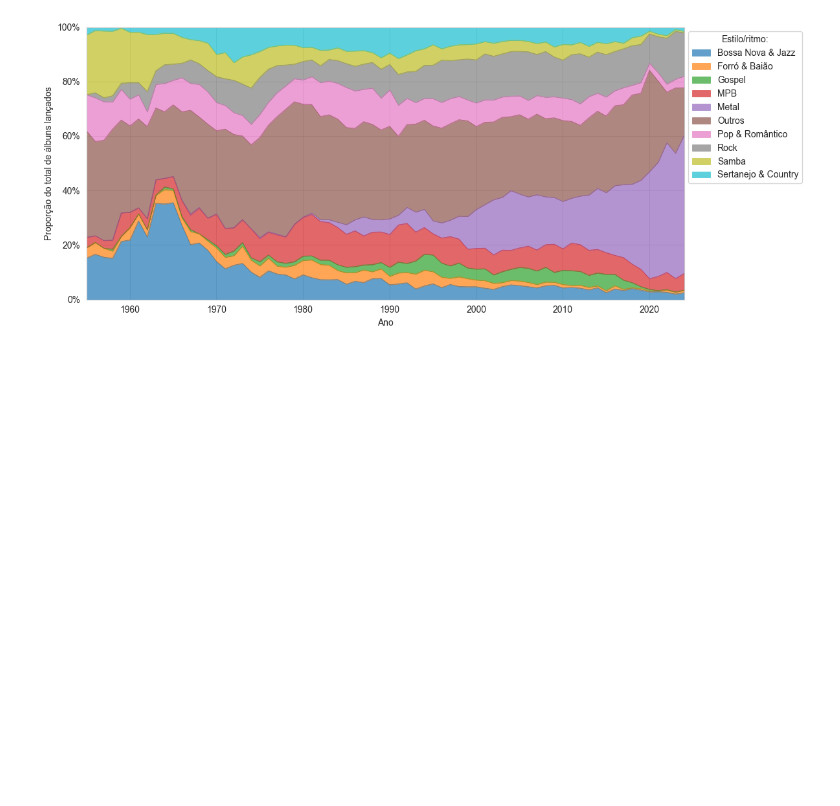
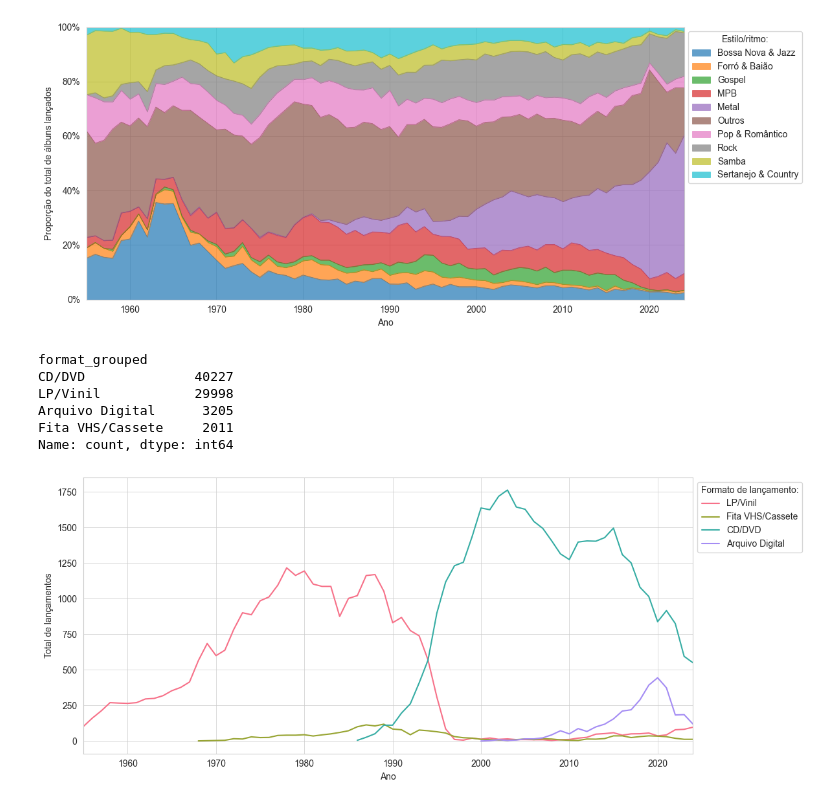
Before and after one commit to gprinciotti/discogs, a Jupyter notebook: notebooks/01_timeline_estilos_brasileiros.ipynb, the cells around one changed output. Drawn from its saved outputs; the diff is of its cells as text; code cells hidden in the pictures; blank space fills up the shorter version.

Commit message:
Adição da análise de formatos de lançamento (vinil, CD, etc.)

```diff
--- a/notebooks/01_timeline_estilos_brasileiros.ipynb
+++ b/notebooks/01_timeline_estilos_brasileiros.ipynb
@@ -229,3 +228,70 @@ plt.tight_layout()
 plt.show()
 # %% [output]
 [figure]
+# %%
+# agrupamento da variável "format" para tipos comuns de produção
+format_groups = {
+    # CD/DVD/Blu-ray
+    'CD': 'CD/DVD',
+    'CDr': 'CD/DVD',
+    'DVD': 'CD/DVD',
+    'DVDr': 'CD/DVD',
+    'Blu-ray': 'CD/DVD',
+
+    # LP
+    'Vinyl': 'LP/Vinil',
+    'Lathe Cut': 'LP/Vinil',
+    'Acetate': 'LP/Vinil',
+
+    # Digital
+    'File': 'Arquivo Digital',
+    'Memory Stick': 'Arquivo Digital',
+    'Floppy Disk': 'Arquivo Digital',
+
+    # VHS/Cassete
+    'Cassette': 'Fita VHS/Cassete',
+    'VHS': 'Fita VHS/Cassete',
+    '8-Track Cartridge': 'Fita VHS/Cassete'
+}
+
+df_first['format_grouped'] = df_first['format'].map(format_groups)
+df_first['format_grouped'].value_counts()
+# %% [output]
+format_grouped
+CD/DVD              40227
+LP/Vinil            29998
+Arquivo Digital      3205
+Fita VHS/Cassete     2011
+Name: count, dtype: int64
+# %%
+# lançamentos por tipo de formato/produção ao longo do tempo
+rel_year_formats = (
+    df_first
+    .groupby(['year', 'format_grouped'])
+    .agg(releases=('id', 'nunique'))
+    .reset_index()
+)
+# %%
+# plot de importância de cada formato ao longo do tempo
+plt.figure(figsize=(12, 5))
+
+sns.lineplot(
+    data=rel_year_formats,
+    x='year',
+    y='releases',
+    hue='format_grouped',
+    palette='husl'
+)
+
+plt.xlabel('Ano')
+plt.ylabel('Total de lançamentos')
+plt.legend(title='Formato de lançamento:', bbox_to_anchor=(1, 1), loc='upper left')
+
+plt.xlim(1955, 2024)
+
+plt.grid(True, linestyle='-', linewidth=0.5, alpha=1)
+
+plt.tight_layout()
+plt.show()
+# %% [output]
+[figure, added]
```
Also changed, not shown: parts of 3 cells of this notebook.
